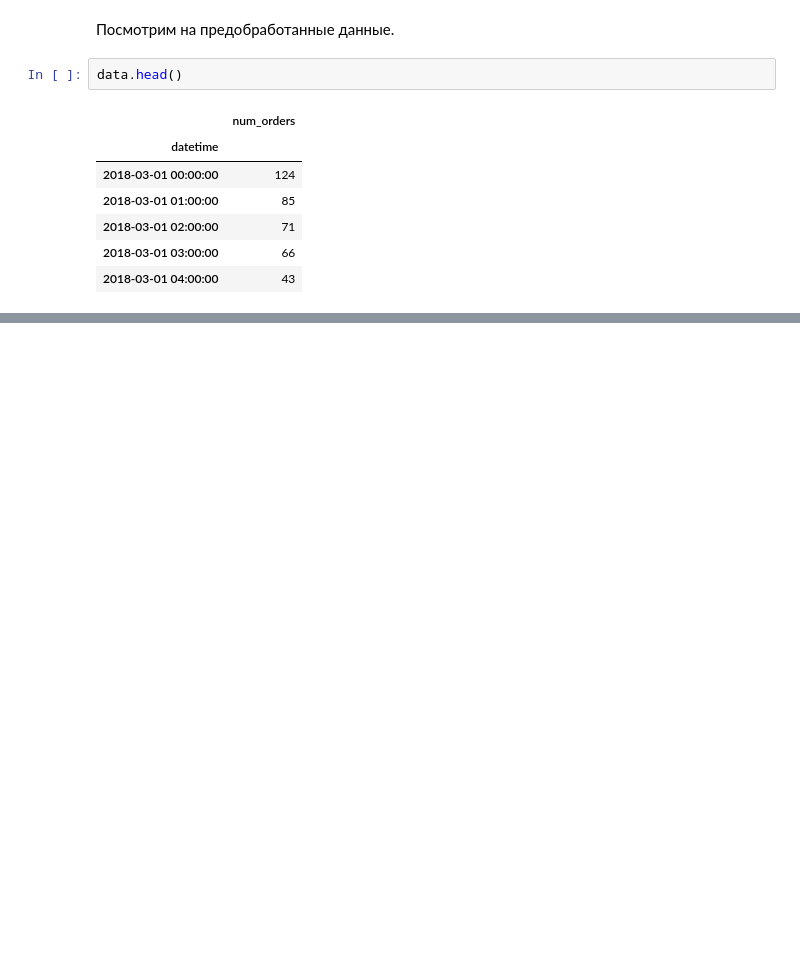
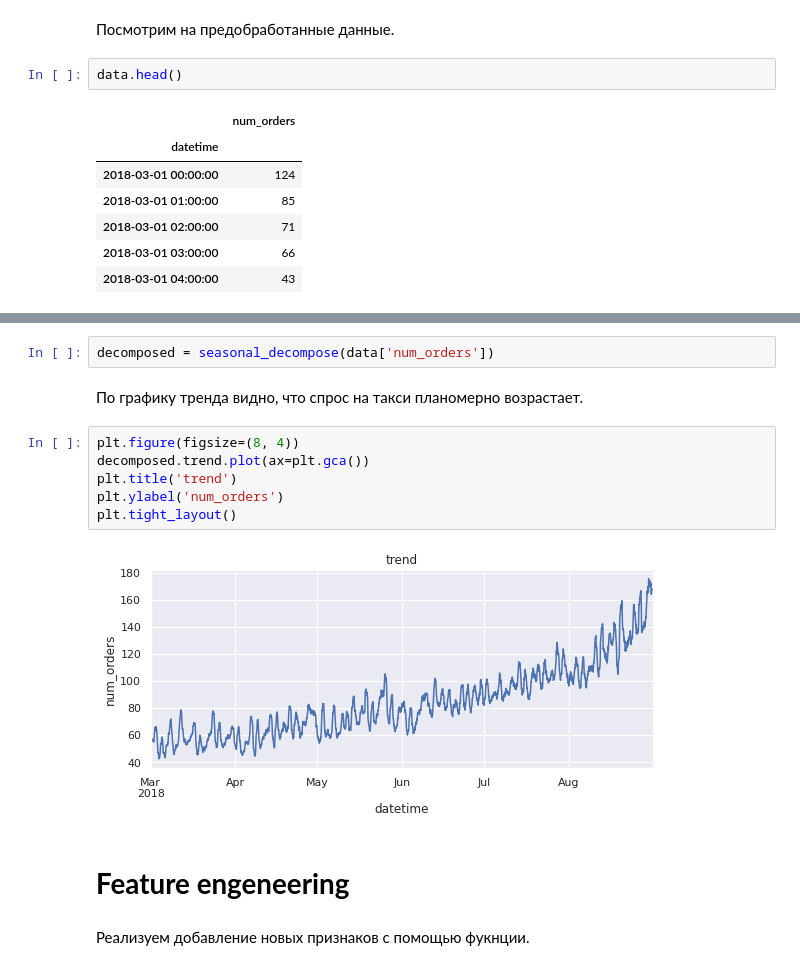
Before and after one commit to Doppler-67/taxi-orders-forecasting, a Jupyter notebook: taxi.ipynb, the cells around one changed output, grey strips where cells are left out. Saved outputs shown, nothing was run; the diff lists cells and outputs as text; blank space fills up the shorter version.

Commit message:
Feature engeneering

```diff
--- a/taxi.ipynb
+++ b/taxi.ipynb
@@ -74,0 +91,16 @@ data.head()
+# %%
+decomposed = seasonal_decompose(data['num_orders'])
+# %% [markdown]
+По графику тренда видно, что спрос на такси планомерно возрастает.
+# %%
+plt.figure(figsize=(8, 4))
+decomposed.trend.plot(ax=plt.gca())
+plt.title('trend')
+plt.ylabel('num_orders')
+plt.tight_layout()
+# %% [output]
+[figure, added]
+# %% [markdown]
+# **Feature engeneering**
+# %% [markdown]
+Реализуем добавление новых признаков с помощью фукнции.
```
Also changed, not shown: parts of 7 cells of this notebook.
